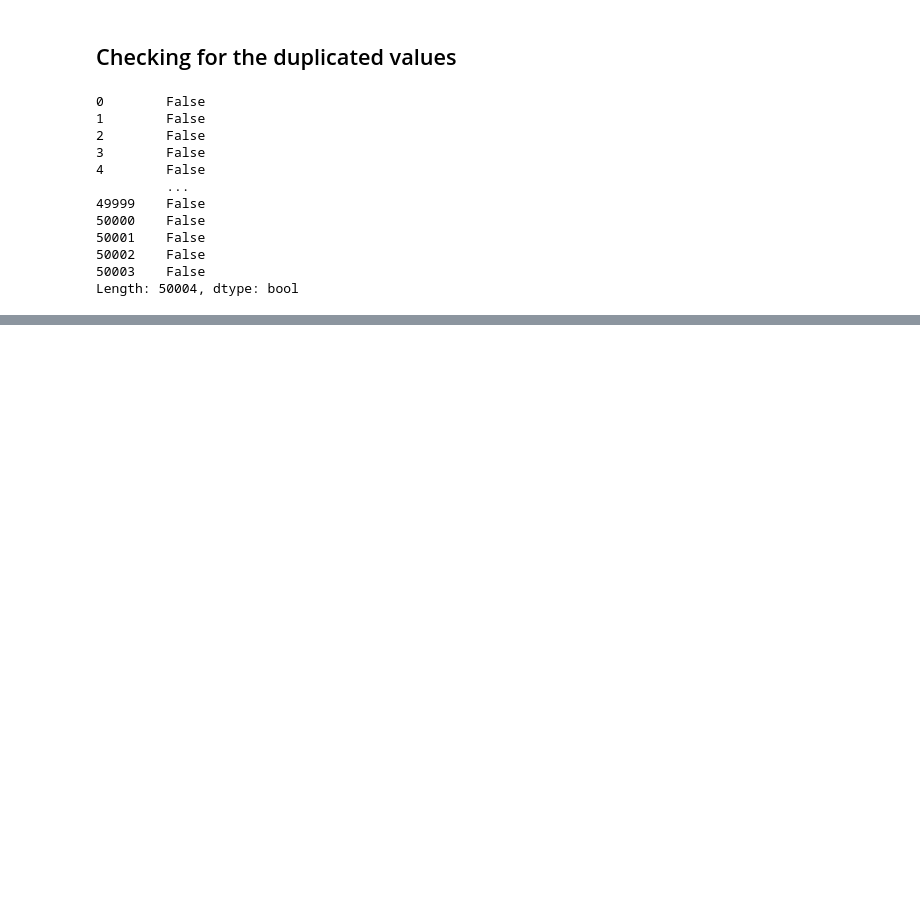
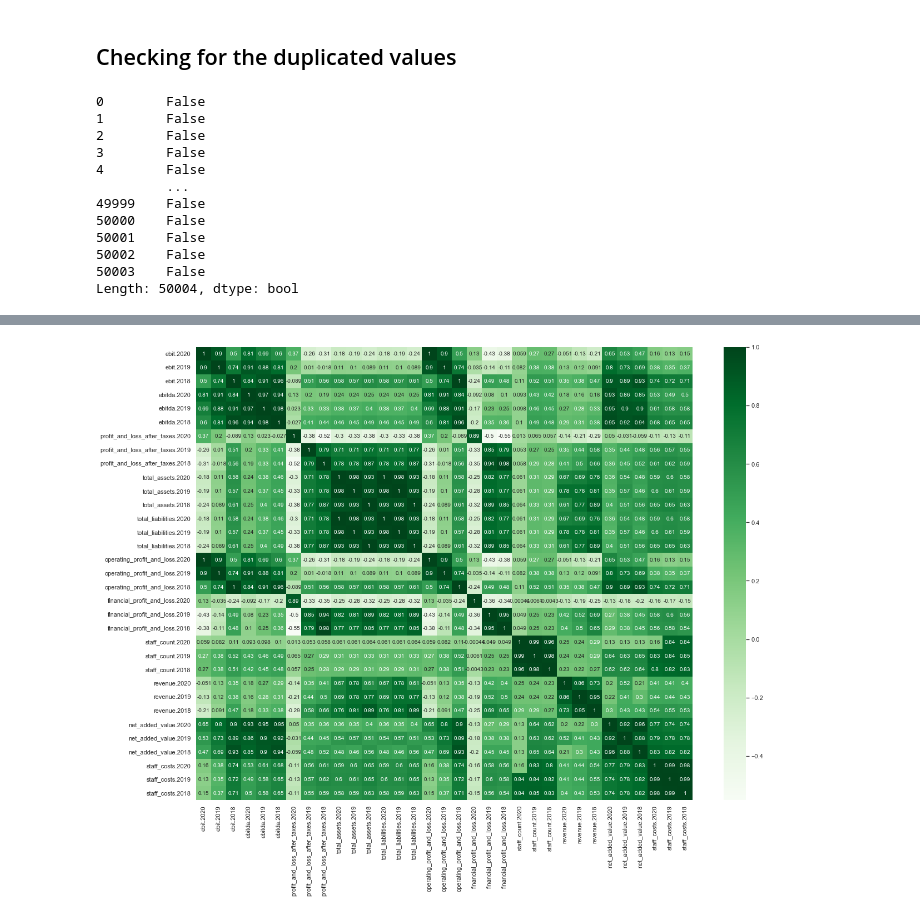
Before and after one commit to PragatiKhadka/revenue_prediction, a Jupyter notebook: Project1.ipynb, the cells around one changed output, grey strips where cells are left out. Drawn from its saved outputs; the diff is of its cells as text; code cells hidden in the pictures; blank space fills up the shorter version.

Commit message:
selecting the feature and cleaning data

```diff
--- a/Project1.ipynb
+++ b/Project1.ipynb
@@ -27,7 +42,7 @@ data = pd.json_normalize(raw_data)
 # Data Preprocessing
 # %%
 # convert the CreationDate column into DateTime type Delet the companies the created after 2019 because it had many NaN values
-data['creation_date'] = pd.to_datetime(data['creation_date']).datetime.to_period('Y')
+data['creation_date'] = pd.to_datetime(data['creation_date']).dt.to_period('Y')
 # %% [markdown]
 ##  Checking for NULL Values
 # %%
@@ -70,0 +127,29 @@ Length: 50004, dtype: bool
+# %%
+#  Heatmap for the years (2020, 2019, 2018)
+# Increases the size of sns plots
+sns.set(rc={'figure.figsize':(20,15)})
+
+#selecting the columns that I want to check the correlation between them
+n_variables = ['ebit.2020', 'ebit.2019', 'ebit.2018',
+       'ebitda.2020', 'ebitda.2019', 'ebitda.2018',
+       'profit_and_loss_after_taxes.2020','profit_and_loss_after_taxes.2019', 'profit_and_loss_after_taxes.2018',
+       'total_assets.2020','total_assets.2019', 'total_assets.2018',
+       'total_liabilities.2020', 'total_liabilities.2019', 'total_liabilities.2018',
+       'operating_profit_and_loss.2020','operating_profit_and_loss.2019', 'operating_profit_and_loss.2018',
+       'financial_profit_and_loss.2020', 'financial_profit_and_loss.2019', 'financial_profit_and_loss.2018',
+       'staff_count.2020','staff_count.2019', 'staff_count.2018',
+       'revenue.2020', 'revenue.2019', 'revenue.2018',
+       'net_added_value.2020', 'net_added_value.2019', 'net_added_value.2018',
+       'staff_costs.2020', 'staff_costs.2019', 'staff_costs.2018']
+
+# creating the correlation dataset using Pearson method (linear relation)
+pc = df1[n_variables].corr(method ='pearson')
+
+cols = n_variables
+ax = sns.heatmap(pc, annot=True,
+                 yticklabels=cols,
+                 xticklabels=cols,
+                 annot_kws={'size':10},
+                 cmap="Greens")
+# %% [output]
+[figure, added]
```
Also changed, not shown: parts of 22 cells of this notebook.
